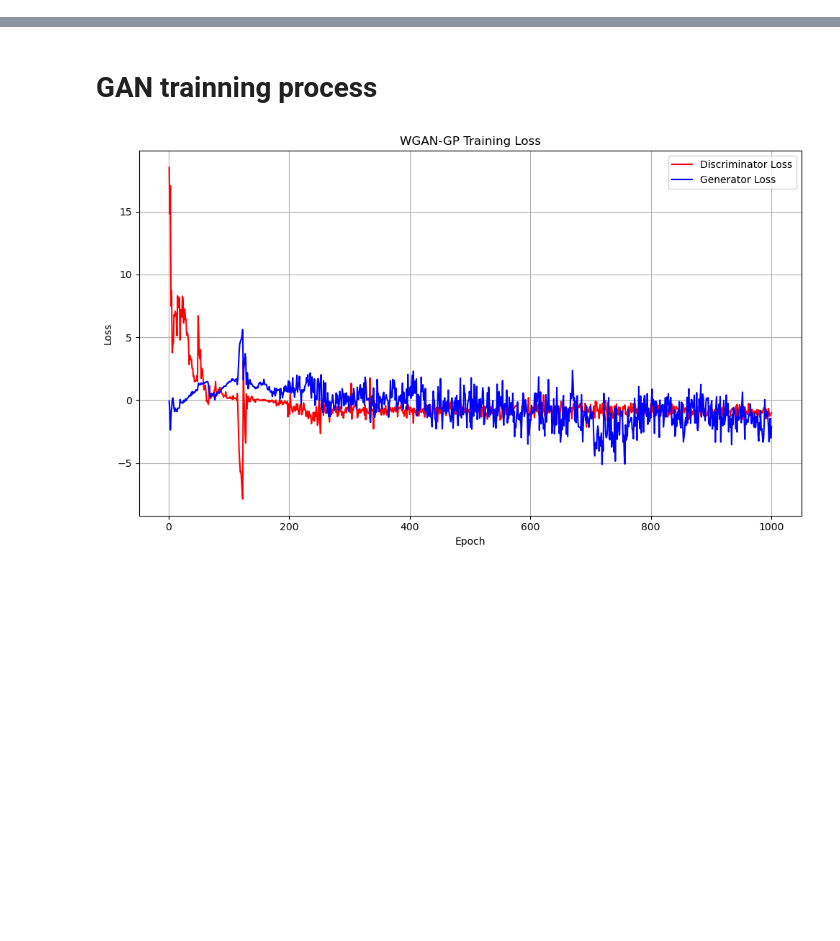
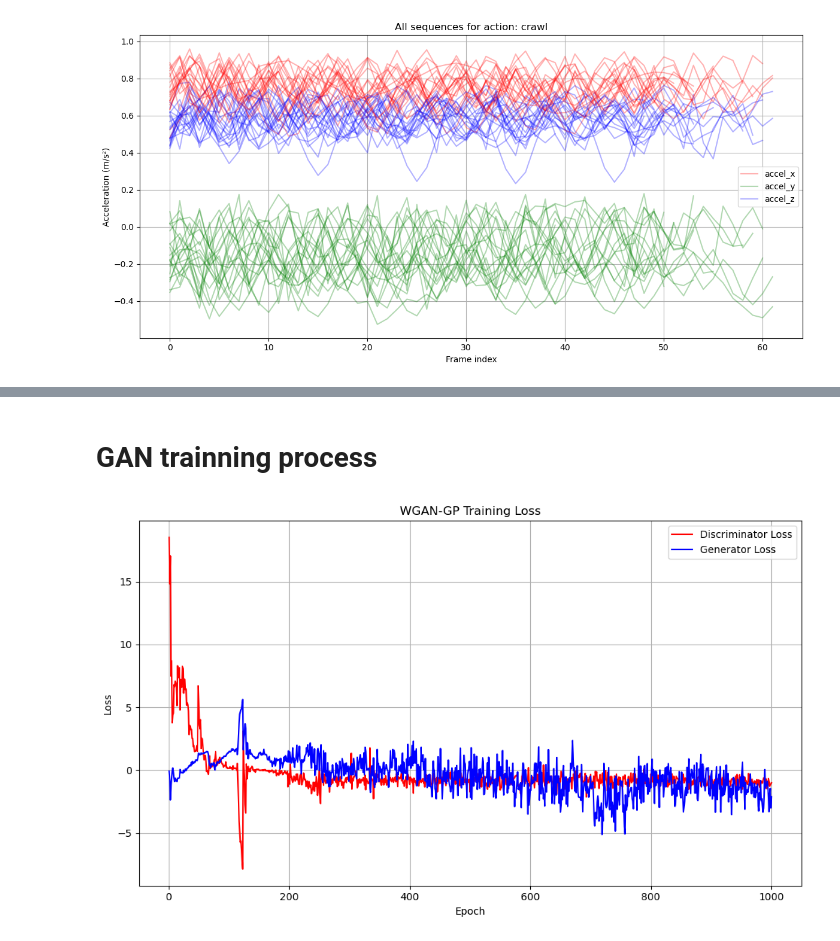
Before and after one commit to RobinsonXing/babycare, a Jupyter notebook: visualization.ipynb, the cells around one changed output, grey strips where cells are left out. Cells and saved outputs as stored; diff of their text form; code cells hidden in the pictures; blank space fills up the shorter version.

```diff
--- a/visualization.ipynb
+++ b/visualization.ipynb
@@ -0,0 +56,7 @@
+# %%
+plot_sequences(dataset_dir="./data_aug/ChatGPT-o4-instructed_v2",
+               action_name="crawl",
+               max_plot=None,
+               max_len=100)
+# %% [output]
+[figure, added]
```
Also changed, not shown: parts of 23 cells of this notebook, 4 other files.
